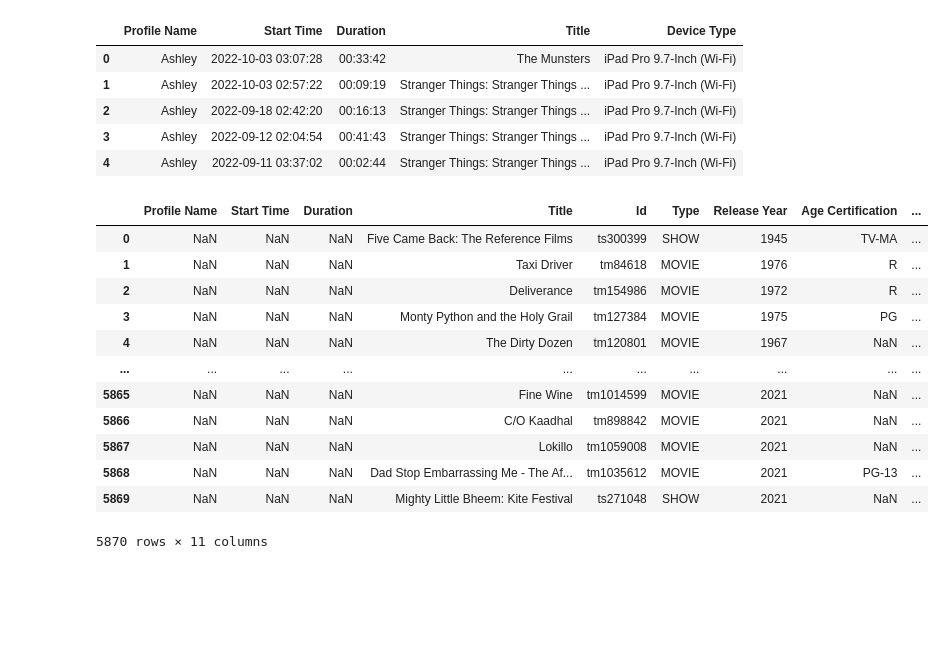
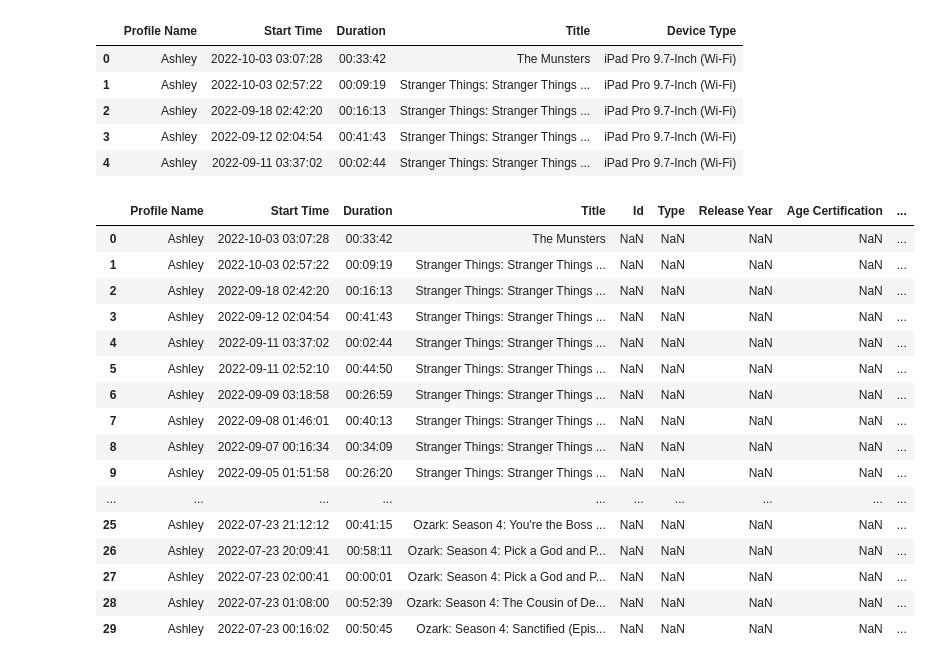
Before and after one commit to istarlet/netflix_viewing_habits, a Jupyter notebook: netflix.ipynb, the cells around one changed output. Drawn from its saved outputs; the diff is of its cells as text; code cells hidden in the pictures; blank space fills up the shorter version.

```diff
--- a/netflix.ipynb
+++ b/netflix.ipynb
@@ -9,6 +9,4 @@ import matplotlib.pyplot as plt
 #from pandas_profiling import ProfileReport
 # %%
 # Read CSV file
-df = pd.read_csv("data\AshleyViewingActivity.csv")
-credits = pd.read_csv("data/netflix_credits.csv")
-titles = pd.read_csv("data/netflix_titles.csv")
+books = pd.read_csv("data/book_catalog.csv")
@@ -24,7 +24,7 @@ titles.head()
 # %%
 # Drop columns that aren't needed
-titles = titles.drop(columns=["description", "production_countries", "seasons", "imdb_id", "imdb_votes", "tmdb_popularity", "tmdb_score"], axis=1)
+books = books.drop(columns=["Cover Photo", "Personal Notes"], axis=1)
 
 # View updated df
-titles.head()
+books.head()
 # %% [output]
@@ -37,17 +37,10 @@ titles.head()
 # %%
 # Fix the column names in the dataframe
 fixed_columns = {
-    "id":"Id",
-    "title":"Title",
-    "type":"Type",
-    "release_year":"Release Year",
-    "age_certification":"Age Certification",
-    "runtime":"Runtime",
-    "genres":"Genres",
-    "imdb_score":"Imdb Score"
+    "Name":"Title",
 }
 
 # Check column names are displaying correctly
-titles.rename(columns=fixed_columns, inplace=True)
-titles.head()
+books.rename(columns=fixed_columns, inplace=True)
+books.head()
 # %% [output]
@@ -221,20 +270,24 @@ ashley_netflix.iloc[:5]
 # %%
 # Merge datasets
 
-ashley_imdb = pd.merge(ashley_netflix, titles, how="right", on="Title")
+ashley_imdb = pd.merge(ashley_netflix, titles, how="left", on="Title")
 
-ashley_imdb
+ashley_imdb.head(30)
 # %% [output]
 |  | Profile Name | Start Time | Duration | Title | Id | Type | Release Year | Age Certification | ... |
-| 0 | NaN | NaN | NaN | Five Came Back: The Reference Films | ts300399 | SHOW | 1945 | TV-MA | ... |
-| 1 | NaN | NaN | NaN | Taxi Driver | tm84618 | MOVIE | 1976 | R | ... |
-| 2 | NaN | NaN | NaN | Deliverance | tm154986 | MOVIE | 1972 | R | ... |
-| 3 | NaN | NaN | NaN | Monty Python and the Holy Grail | tm127384 | MOVIE | 1975 | PG | ... |
-| 4 | NaN | NaN | NaN | The Dirty Dozen | tm120801 | MOVIE | 1967 | NaN | ... |
+| 0 | Ashley | 2022-10-03 03:07:28 | 00:33:42 | The Munsters | NaN | NaN | NaN | NaN | ... |
+| 1 | Ashley | 2022-10-03 02:57:22 | 00:09:19 | Stranger Things: Stranger Things ... | NaN | NaN | NaN | NaN | ... |
+| 2 | Ashley | 2022-09-18 02:42:20 | 00:16:13 | Stranger Things: Stranger Things ... | NaN | NaN | NaN | NaN | ... |
+| 3 | Ashley | 2022-09-12 02:04:54 | 00:41:43 | Stranger Things: Stranger Things ... | NaN | NaN | NaN | NaN | ... |
+| 4 | Ashley | 2022-09-11 03:37:02 | 00:02:44 | Stranger Things: Stranger Things ... | NaN | NaN | NaN | NaN | ... |
+| 5 | Ashley | 2022-09-11 02:52:10 | 00:44:50 | Stranger Things: Stranger Things ... | NaN | NaN | NaN | NaN | ... |
+| 6 | Ashley | 2022-09-09 03:18:58 | 00:26:59 | Stranger Things: Stranger Things ... | NaN | NaN | NaN | NaN | ... |
+| 7 | Ashley | 2022-09-08 01:46:01 | 00:40:13 | Stranger Things: Stranger Things ... | NaN | NaN | NaN | NaN | ... |
+| 8 | Ashley | 2022-09-07 00:16:34 | 00:34:09 | Stranger Things: Stranger Things ... | NaN | NaN | NaN | NaN | ... |
+| 9 | Ashley | 2022-09-05 01:51:58 | 00:26:20 | Stranger Things: Stranger Things ... | NaN | NaN | NaN | NaN | ... |
 | ... | ... | ... | ... | ... | ... | ... | ... | ... | ... |
-| 5865 | NaN | NaN | NaN | Fine Wine | tm1014599 | MOVIE | 2021 | NaN | ... |
-| 5866 | NaN | NaN | NaN | C/O Kaadhal | tm898842 | MOVIE | 2021 | NaN | ... |
-| 5867 | NaN | NaN | NaN | Lokillo | tm1059008 | MOVIE | 2021 | NaN | ... |
-| 5868 | NaN | NaN | NaN | Dad Stop Embarrassing Me - The Af... | tm1035612 | MOVIE | 2021 | PG-13 | ... |
-| 5869 | NaN | NaN | NaN | Mighty Little Bheem: Kite Festival | ts271048 | SHOW | 2021 | NaN | ... |
+| 25 | Ashley | 2022-07-23 21:12:12 | 00:41:15 | Ozark: Season 4: You're the Boss ... | NaN | NaN | NaN | NaN | ... |
+| 26 | Ashley | 2022-07-23 20:09:41 | 00:58:11 | Ozark: Season 4: Pick a God and P... | NaN | NaN | NaN | NaN | ... |
+| 27 | Ashley | 2022-07-23 02:00:41 | 00:00:01 | Ozark: Season 4: Pick a God and P... | NaN | NaN | NaN | NaN | ... |
+| 28 | Ashley | 2022-07-23 01:08:00 | 00:52:39 | Ozark: Season 4: The Cousin of De... | NaN | NaN | NaN | NaN | ... |
+| 29 | Ashley | 2022-07-23 00:16:02 | 00:50:45 | Ozark: Season 4: Sanctified (Epis... | NaN | NaN | NaN | NaN | ... |
-5870 rows × 11 columns
```
Also changed, not shown: parts of 10 cells of this notebook.
